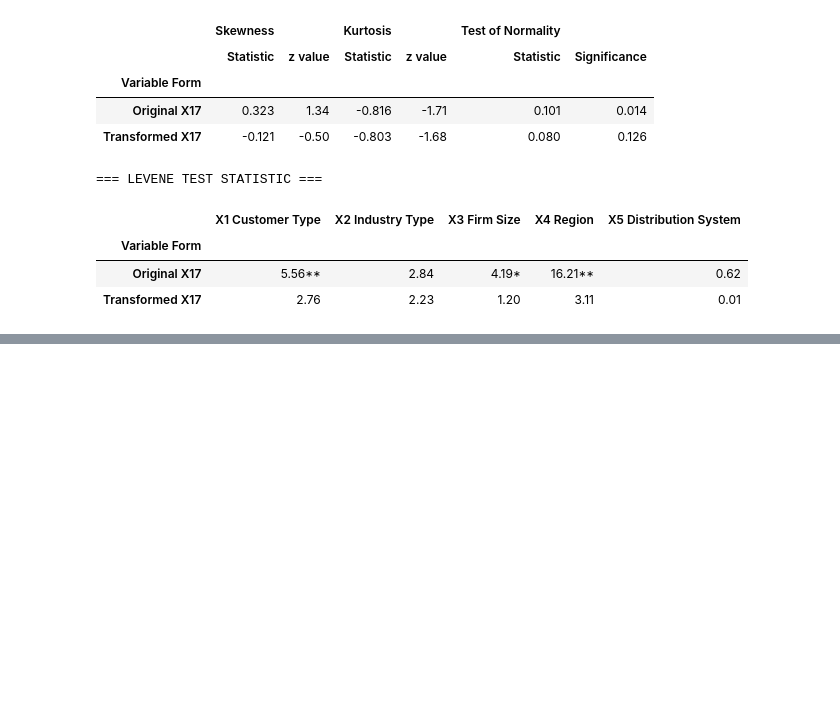
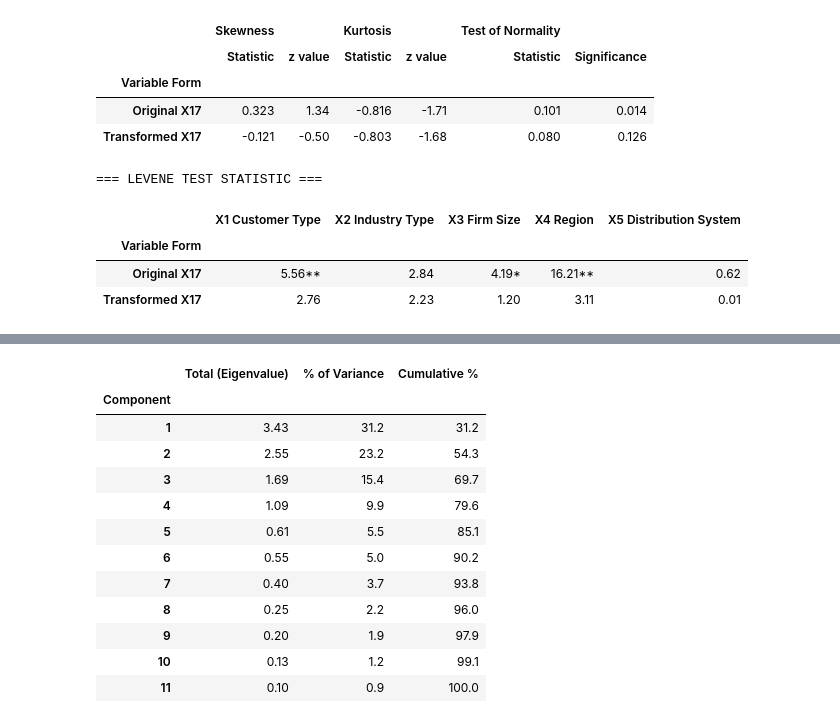
Before and after one commit to Xin95172/Personal-Project, a Jupyter notebook: 多變量分析/main.ipynb, the cells around one changed output, grey strips where cells are left out. Saved outputs shown, nothing was run; the diff lists cells and outputs as text; code cells hidden in the pictures; blank space fills up the shorter version.

```diff
--- a/多變量分析/main.ipynb
+++ b/多變量分析/main.ipynb
@@ -1820,0 +2089,70 @@ display(df_levene)
+# %%
+# [步驟 7] 主成分萃取結果 - Table 3.6 (Extraction of Component Factors)
+# 原因 (Reason)： 確認因素分析適用性後 (Table 3.5)，下一步是決定應該提取多少個共同因素。
+# 目的 (Purpose)：
+#   1. 計算修正後資料 (11個變數) 的相關矩陣的特徵值 (Eigenvalues)。
+#   2. 根據 Kaiser 準則 (Eigenvalue > 1) 與陡坡圖 (Scree Plot)，判斷最佳的因素數量。
+# 預期結果 (Result)：
+#   1. 產出 Table 3.6，列出各成分的特徵值與解釋變異量。
+#   2. 預期前 4 個成分的特徵值大於 1，且累積解釋變異量接近 80%。
+print("=== Table 3.6: Results for the Extraction of Component Factors ===")
+
+# 1. 確保使用修正後的資料 (Table 3.5 的結果)
+# 若前一格未執行，這邊重新定義一次
+efa_vars_rev = [f'X{i}' for i in range(6, 19) if i not in [15, 17]]
+df_efa_rev = df[efa_vars_rev].dropna()
+corr_matrix_rev = df_efa_rev.corr()
+
+# 2. 計算特徵值與變異數解釋力
+eigenvalues, eigenvectors = np.linalg.eig(corr_matrix_rev)
+# 排序特徵值 (由大到小)
+idx = eigenvalues.argsort()[::-1]
+eigenvalues = eigenvalues[idx]
+
+total_var = len(efa_vars_rev) # 對於相關矩陣，總變異數等於變數個數
+pct_variance = (eigenvalues / total_var) * 100
+cum_variance = np.cumsum(pct_variance)
+
+# 3. 建立 Table 3.6 DataFrame
+components = range(1, len(eigenvalues) + 1)
+df_eig = pd.DataFrame({
+    'Component': components,
+    'Total (Eigenvalue)': eigenvalues,
+    '% of Variance': pct_variance,
+    'Cumulative %': cum_variance
+})
+df_eig = df_eig.set_index('Component')
+
+# 4. 顯示表格 (修正：移除背景顏色標註)
+print("Eigenvalues extraction results:")
+display(df_eig.style.format({
+    'Total (Eigenvalue)': '{:.2f}',
+    '% of Variance': '{:.1f}',
+    'Cumulative %': '{:.1f}'
+}))
+
+# 5. 繪製陡坡圖 (Scree Plot)
+fig_scree = go.Figure()
+fig_scree.add_trace(go.Scatter(
+    x=list(components),
+    y=eigenvalues,
+    mode='lines+markers',
+    marker=dict(size=8, color='#D9534F'),
+    line=dict(width=2, color='#D9534F'),
+    name='Eigenvalue'
+))
+# 加入 cutoff line
+fig_scree.add_shape(
+    type="line",
+    x0=1, y0=1, x1=len(eigenvalues), y1=1,
+    line=dict(color="Blue", width=1, dash="dash"),
+)
+fig_scree.update_layout(
+    title="Scree Plot (陡坡圖) - Blue Line indicates Eigenvalue=1",
+    xaxis_title="Component Number",
+    yaxis_title="Eigenvalue",
+    template="plotly_white",
+    height=500, width=800
+)
+fig_scree.show()
+# %% [output]
@@ -1820,0 +2161,13 @@ display(df_levene)
+|  | Total (Eigenvalue) | % of Variance | Cumulative % |
+| Component |  |  |  |
+| 1 | 3.43 | 31.2 | 31.2 |
+| 2 | 2.55 | 23.2 | 54.3 |
+| 3 | 1.69 | 15.4 | 69.7 |
+| 4 | 1.09 | 9.9 | 79.6 |
+| 5 | 0.61 | 5.5 | 85.1 |
+| 6 | 0.55 | 5.0 | 90.2 |
+| 7 | 0.40 | 3.7 | 93.8 |
+| 8 | 0.25 | 2.2 | 96.0 |
+| 9 | 0.20 | 1.9 | 97.9 |
+| 10 | 0.13 | 1.2 | 99.1 |
+| 11 | 0.10 | 0.9 | 100.0 |
```
Also changed, not shown: parts of 16 cells of this notebook.
